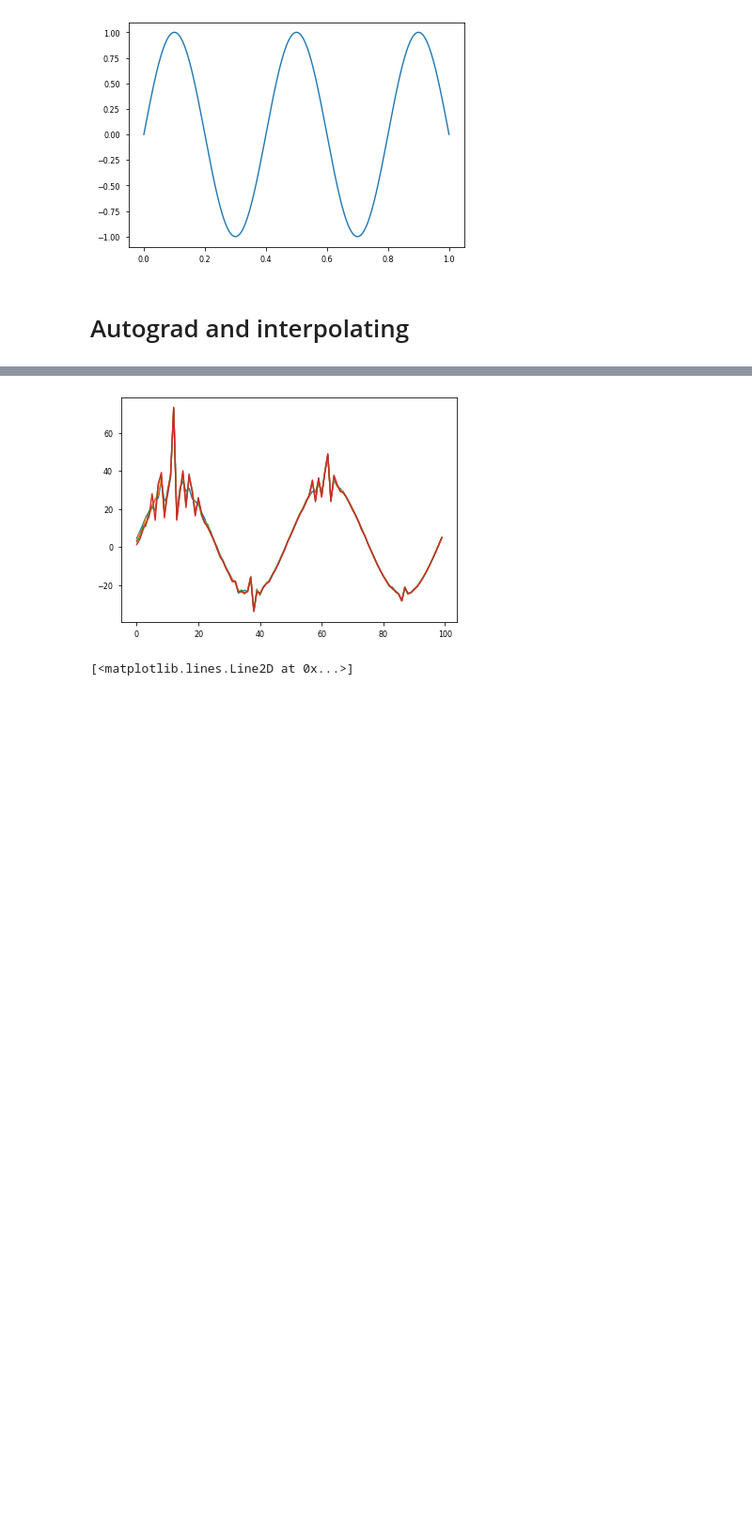
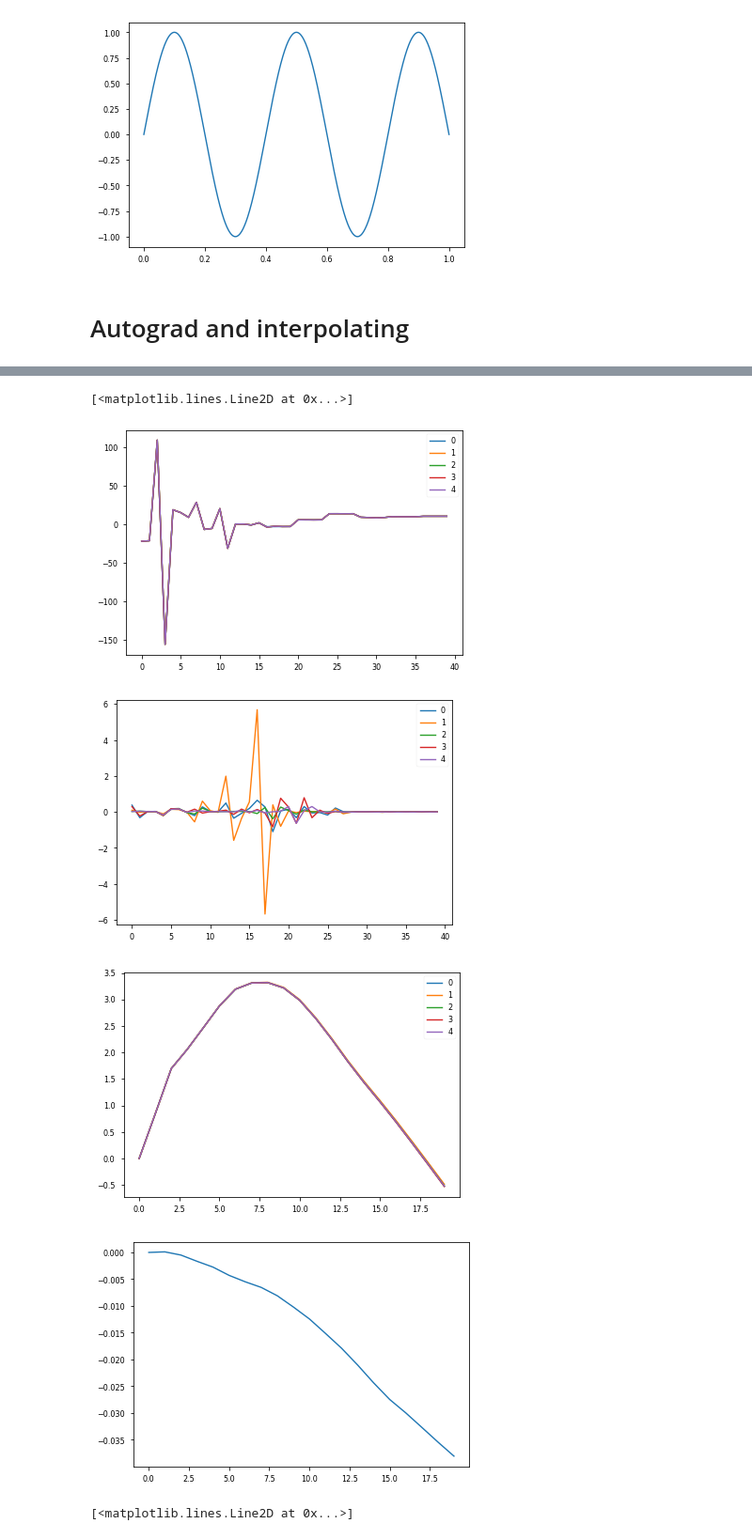
Before and after one commit to morgatron/spylind, a Jupyter notebook: spylind/working/autograd_test.ipynb, the cells around one changed output, grey strips where cells are left out. Shown at 94% size. Saved outputs shown, nothing was run; the diff lists cells and outputs as text; code cells hidden in the pictures; blank space fills up the shorter version.

```diff
--- a/spylind/working/autograd_test.ipynb
+++ b/spylind/working/autograd_test.ipynb
@@ -725,0 +748,2 @@ The autoreload extension is already loaded. To reload it, use:
+# %%
+grad, yVals =calc_g(yDrv0)
@@ -726,9 +800,12 @@ The autoreload extension is already loaded. To reload it, use:
 # %%
+yDrv = tf.identity(yDrv0)
 yDrvL = []
 gradL = []
+yValsL = []
 for k in range(30):
-    grad =calc_g(yDrv)
-    yDrv = yDrv - 0.5*grad
+    grad, yVals =calc_g(yDrv)
+    yDrv = yDrv - 0.1*grad
     yDrvL.append(yDrv)
     gradL.append(grad)
+    yValsL.append(yVals)
 # %% [output]
@@ -737,8 +830,27 @@ state dependent functions should have signature [t, z, x, y, v_x, v_y]
-# %%
-for y in yDrvL:
-    plot(y)
-# %% [output]
-[figure, removed]
+# %%
+#plot(yDrv0)
+slc = slice(0,100)
+for y in yDrvL[slc]:
+    plot(y)
+legend(arange(10))
+figure()
+for y in gradL[slc]:
+    plot(y)
+legend(arange(10))
+figure()
+for y in yValsL[slc]:
+    plot(tf.reduce_mean(y, axis=-1))
+legend(arange(10))
+
+k =0
+figure()
+plot(tf.reduce_mean(yValsL[k], axis=-1)-tf.reduce_mean(yValsL[k+1], axis=-1))
+# %% [output]
+[<matplotlib.lines.Line2D at 0x...>]
+[figure, added]
+[figure, added]
+[figure, added]
+[figure, added]
 # %%
 plot(grad)
 # %% [output]
```
Also changed, not shown: parts of 8 cells of this notebook, 1 other file.
